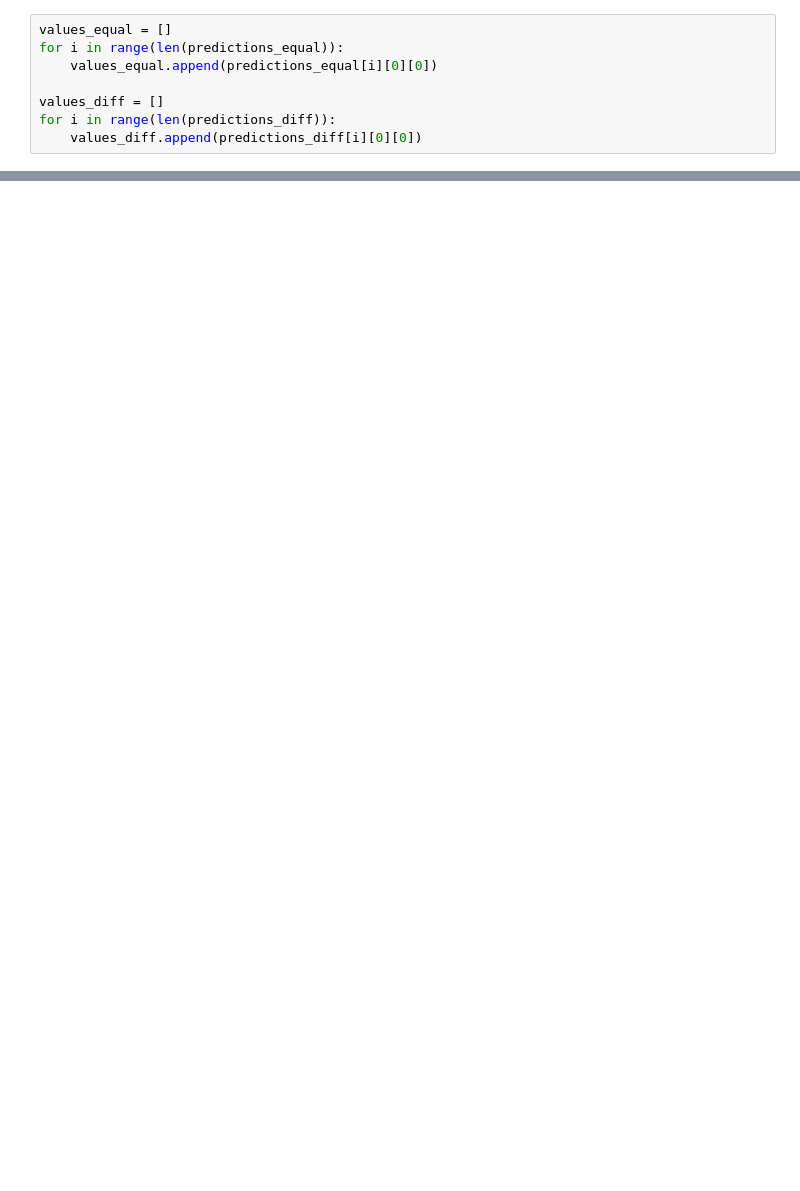
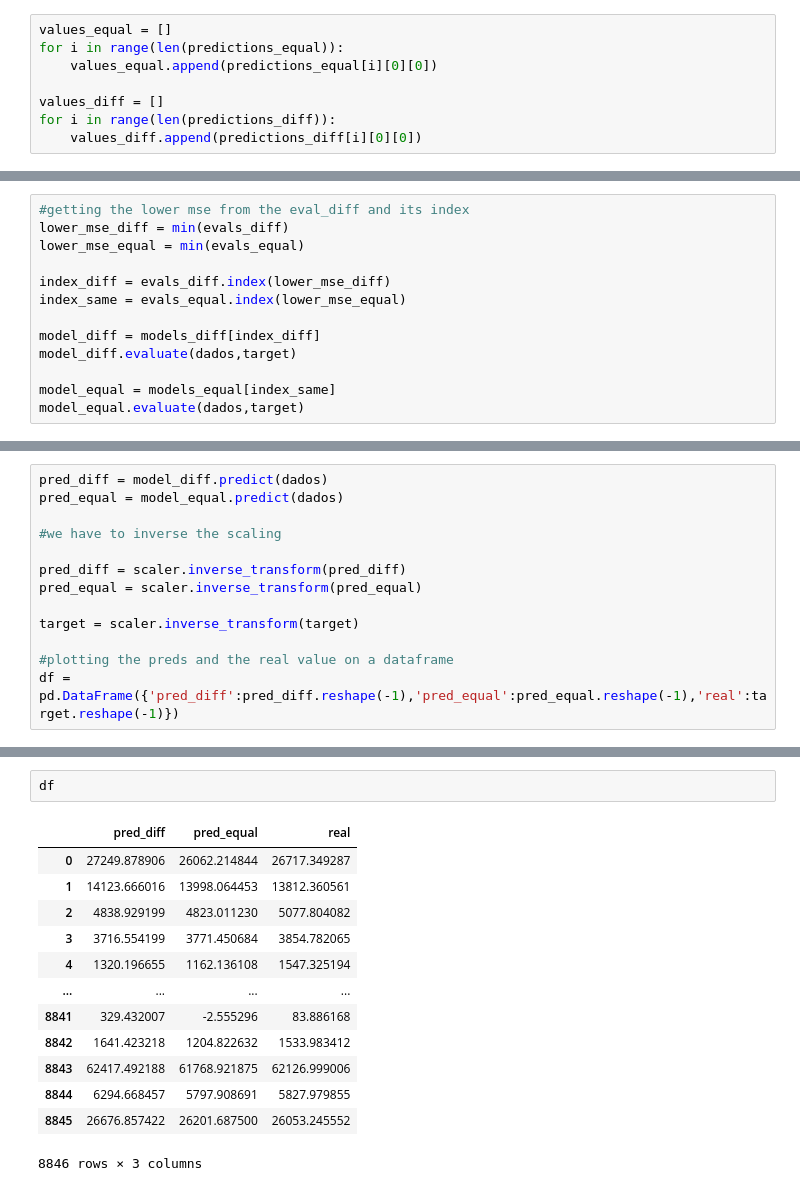
Before and after one commit to LuccaMS/fetrans, a Jupyter notebook: final.ipynb, the cells around one changed output, grey strips where cells are left out. Drawn from its saved outputs; the diff is of its cells as text; blank space fills up the shorter version.

```diff
--- a/final.ipynb
+++ b/final.ipynb
@@ -163,0 +276,13 @@ plt.show()
+# %%
+#getting the lower mse from the eval_diff and its index
+lower_mse_diff = min(evals_diff)
+lower_mse_equal = min(evals_equal)
+
+index_diff = evals_diff.index(lower_mse_diff)
+index_same = evals_equal.index(lower_mse_equal)
+
+model_diff = models_diff[index_diff]
+model_diff.evaluate(dados,target)
+
+model_equal = models_equal[index_same]
+model_equal.evaluate(dados,target)
@@ -163,0 +293,13 @@ plt.show()
+# %%
+pred_diff = model_diff.predict(dados)
+pred_equal = model_equal.predict(dados)
+
+#we have to inverse the scaling
+
+pred_diff = scaler.inverse_transform(pred_diff)
+pred_equal = scaler.inverse_transform(pred_equal)
+
+target = scaler.inverse_transform(target)
+
+#plotting the preds and the real value on a dataframe
+df = pd.DataFrame({'pred_diff':pred_diff.reshape(-1),'pred_equal':pred_equal.reshape(-1),'real':target.reshape(-1)})
@@ -163,0 +309,16 @@ plt.show()
+# %%
+df
+# %% [output]
+|  | pred_diff | pred_equal | real |
+| 0 | 27249.878906 | 26062.214844 | 26717.349287 |
+| 1 | 14123.666016 | 13998.064453 | 13812.360561 |
+| 2 | 4838.929199 | 4823.011230 | 5077.804082 |
+| 3 | 3716.554199 | 3771.450684 | 3854.782065 |
+| 4 | 1320.196655 | 1162.136108 | 1547.325194 |
+| ... | ... | ... | ... |
+| 8841 | 329.432007 | -2.555296 | 83.886168 |
+| 8842 | 1641.423218 | 1204.822632 | 1533.983412 |
+| 8843 | 62417.492188 | 61768.921875 | 62126.999006 |
+| 8844 | 6294.668457 | 5797.908691 | 5827.979855 |
+| 8845 | 26676.857422 | 26201.687500 | 26053.245552 |
+8846 rows × 3 columns
```
Also changed, not shown: parts of 15 cells of this notebook, 8 other files.
